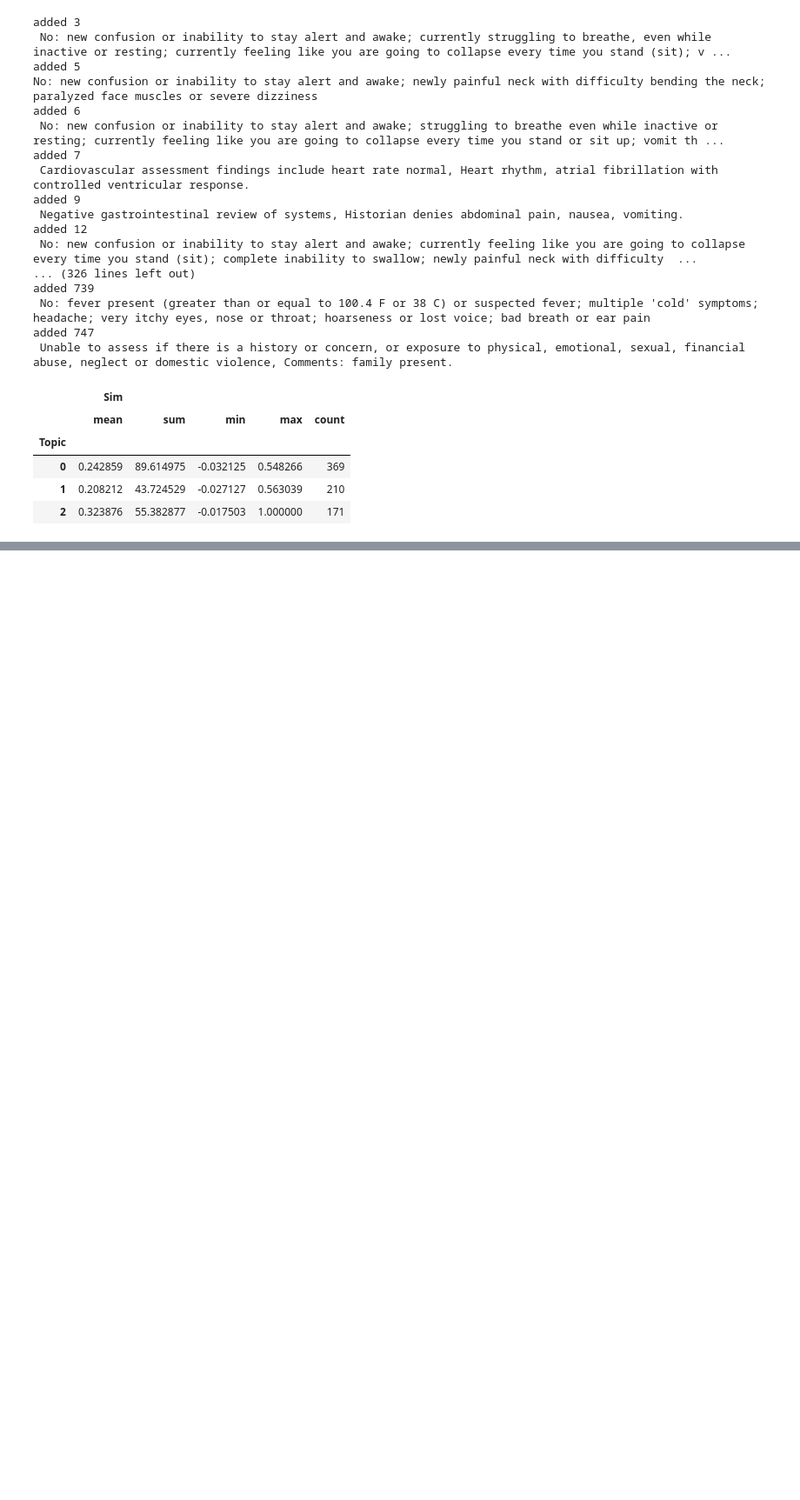
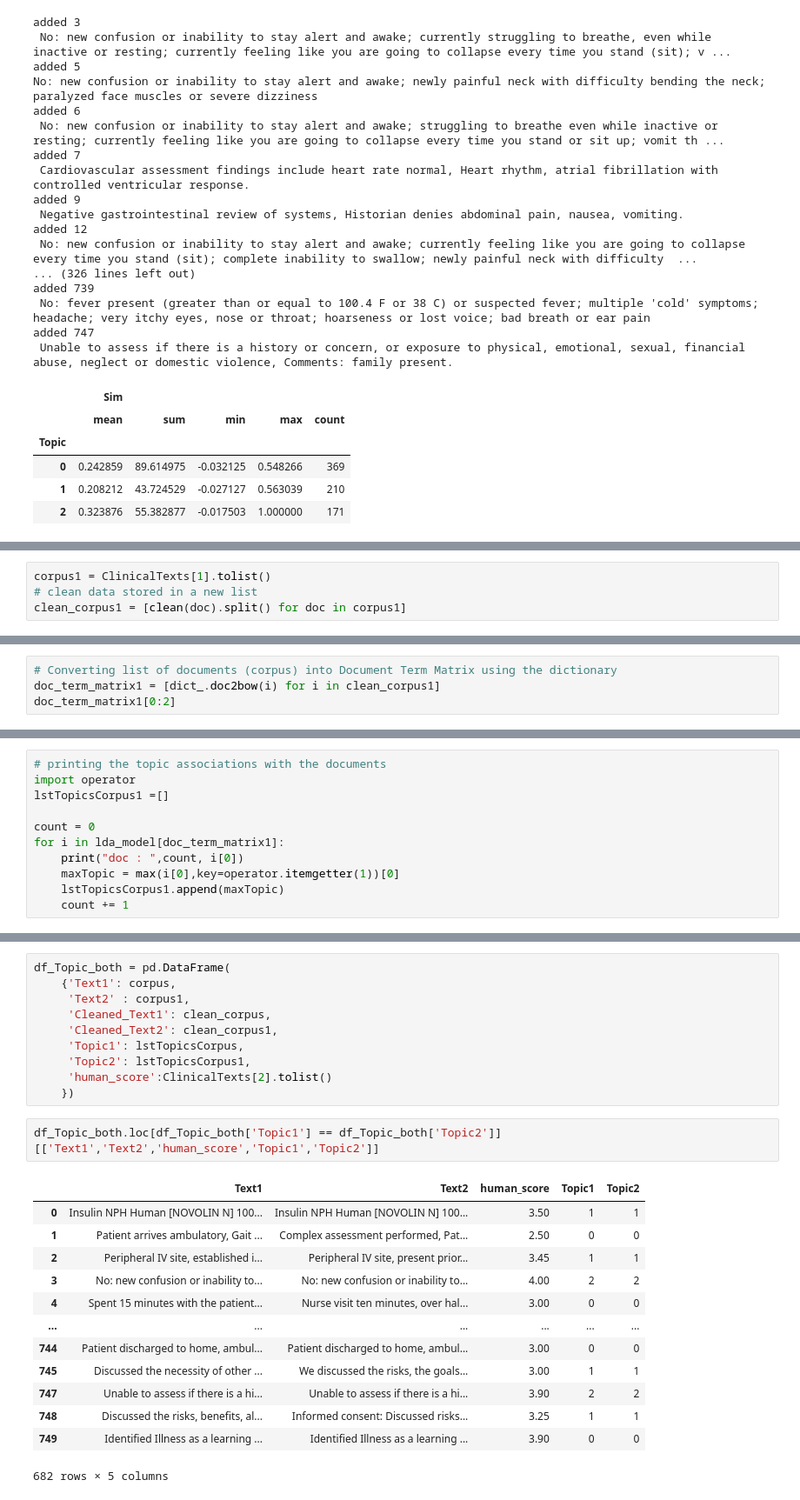
Before and after one commit to mahmuduzzaman/SimilarityNotebooks, a Jupyter notebook: Finetuning Topic Model - Clinical STS.ipynb, the cells around one changed output, grey strips where cells are left out. Shown at 87% size. Cells and saved outputs as stored; diff of their text form; blank space fills up the shorter version.

```diff
--- a/Finetuning Topic Model - Clinical STS.ipynb
+++ b/Finetuning Topic Model - Clinical STS.ipynb
@@ -709,0 +712,4 @@ added 747
+# %%
+corpus1 = ClinicalTexts[1].tolist()
+# clean data stored in a new list
+clean_corpus1 = [clean(doc).split() for doc in corpus1]
@@ -709,0 +734,4 @@ added 747
+# %%
+# Converting list of documents (corpus) into Document Term Matrix using the dictionary
+doc_term_matrix1 = [dict_.doc2bow(i) for i in clean_corpus1]
+doc_term_matrix1[0:2]
@@ -709,0 +756,11 @@ added 747
+# %%
+# printing the topic associations with the documents
+import operator
+lstTopicsCorpus1 =[]
+
+count = 0
+for i in lda_model[doc_term_matrix1]:
+    print("doc : ",count, i[0])
+    maxTopic = max(i[0],key=operator.itemgetter(1))[0]
+    lstTopicsCorpus1.append(maxTopic)
+    count += 1
@@ -709,0 +785,26 @@ added 747
+# %%
+df_Topic_both = pd.DataFrame(
+    {'Text1': corpus,
+     'Text2' : corpus1,
+     'Cleaned_Text1': clean_corpus,
+     'Cleaned_Text2': clean_corpus1,
+     'Topic1': lstTopicsCorpus,
+     'Topic2': lstTopicsCorpus1,
+     'human_score':ClinicalTexts[2].tolist()
+    })
+# %%
+df_Topic_both.loc[df_Topic_both['Topic1'] == df_Topic_both['Topic2']][['Text1','Text2','human_score','Topic1','Topic2']]
+# %% [output]
+|  | Text1 | Text2 | human_score | Topic1 | Topic2 |
+| 0 | Insulin NPH Human [NOVOLIN N] 100... | Insulin NPH Human [NOVOLIN N] 100... | 3.50 | 1 | 1 |
+| 1 | Patient arrives ambulatory, Gait ... | Complex assessment performed, Pat... | 2.50 | 0 | 0 |
+| 2 | Peripheral IV site, established i... | Peripheral IV site, present prior... | 3.45 | 1 | 1 |
+| 3 | No: new confusion or inability to... | No: new confusion or inability to... | 4.00 | 2 | 2 |
+| 4 | Spent 15 minutes with the patient... | Nurse visit ten minutes, over hal... | 3.00 | 0 | 0 |
+| ... | ... | ... | ... | ... | ... |
+| 744 | Patient discharged to home, ambul... | Patient discharged to home, ambul... | 3.00 | 0 | 0 |
+| 745 | Discussed the necessity of other ... | We discussed the risks, the goals... | 3.00 | 1 | 1 |
+| 747 | Unable to assess if there is a hi... | Unable to assess if there is a hi... | 3.90 | 2 | 2 |
+| 748 | Discussed the risks, benefits, al... | Informed consent: Discussed risks... | 3.25 | 1 | 1 |
+| 749 | Identified Illness as a learning ... | Identified Illness as a learning ... | 3.90 | 0 | 0 |
+682 rows × 5 columns
```
Also changed, not shown: parts of 6 cells of this notebook.
